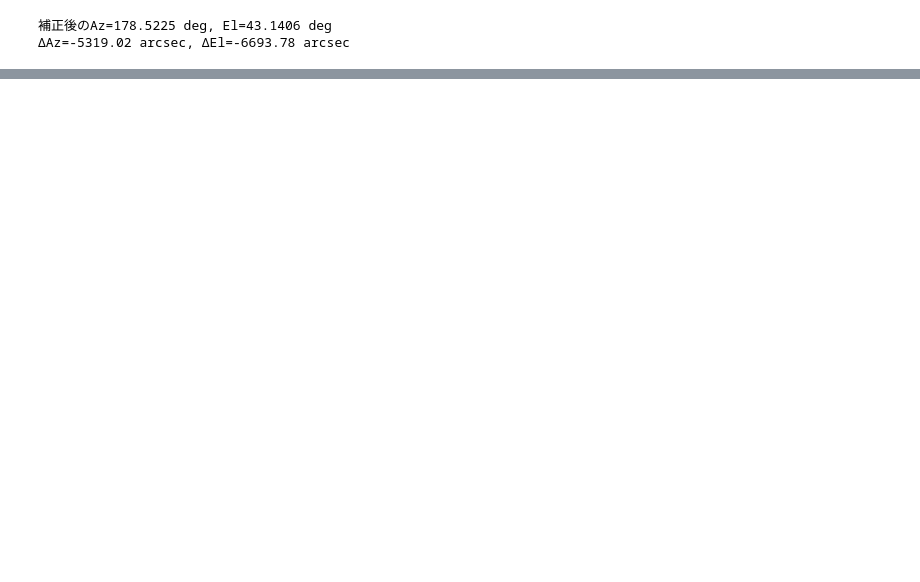
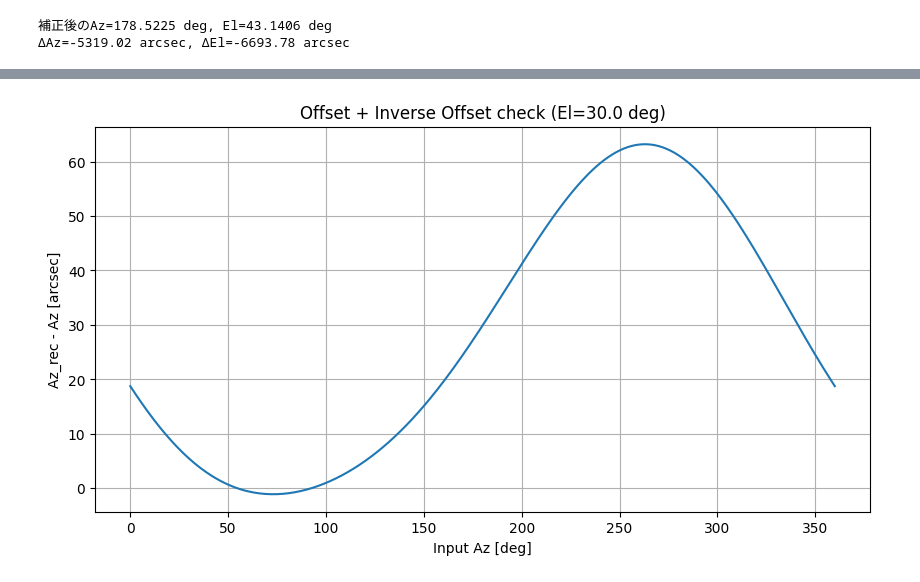
Before and after one commit to necst-telescope/neclib, a Jupyter notebook: Untitled.ipynb, the cells around one changed output, grey strips where cells are left out. Drawn from its saved outputs; the diff is of its cells as text; code cells hidden in the pictures; blank space fills up the shorter version.

```diff
--- a/Untitled.ipynb
+++ b/Untitled.ipynb
@@ -71,0 +10,4 @@ model = NANTEN2(
+# %%
+from neclib.coordinates.pointing_error import PointingError
+pe = PointingError.from_file("/Users/masak/development/tutorial/neclib/neclib/defaults/pointing_param.toml")
+pe.chi_Az
@@ -73,7 +17,7 @@ model = NANTEN2(
 az = 180 * u.deg
 el = 45 * u.deg
 
-az_corr, el_corr = model.apply_offset(az, el)
+az_corr, el_corr = pe.apply_offset(az, el)
 
 print(f"補正後のAz={az_corr:.4f}, El={el_corr:.4f}")
 print(f"ΔAz={(az_corr - az).to(u.arcsec):.2f}, ΔEl={(el_corr - el).to(u.arcsec):.2f}")
@@ -108,0 +58,34 @@ AttributeError: 'Quantity' object has no 'deg' member
+# %%
+import numpy as np
+import matplotlib.pyplot as plt
+from astropy import units as u
+
+
+# --- パラメータ ---
+El_fixed = 30.0 * u.deg  # deg
+Az_values = np.linspace(0, 360, 361) * u.deg # 0～360 deg
+
+delta_Az = []
+
+for Az in Az_values:
+    # 順変換
+    Az_offset, El_offset = pe.apply_offset(Az, El_fixed)
+
+    # 逆変換
+    Az_rec, El_rec = pe.apply_inverse_offset(Az_offset, El_offset)
+
+    # 差分
+    delta_Az.append((Az_rec - Az).to_value(u.arcsec))
+
+delta_Az = np.array(delta_Az)
+
+# --- プロット ---
+plt.figure(figsize=(10,5))
+plt.plot(Az_values, delta_Az)  # arcsec単位に変換したい場合
+plt.xlabel("Input Az [deg]")
+plt.ylabel("Az_rec - Az [arcsec]")
+plt.title(f"Offset + Inverse Offset check (El={El_fixed})")
+plt.grid(True)
+plt.show()
+# %% [output]
+[figure, added]
```
Also changed, not shown: parts of 13 cells of this notebook, 1 other file.
